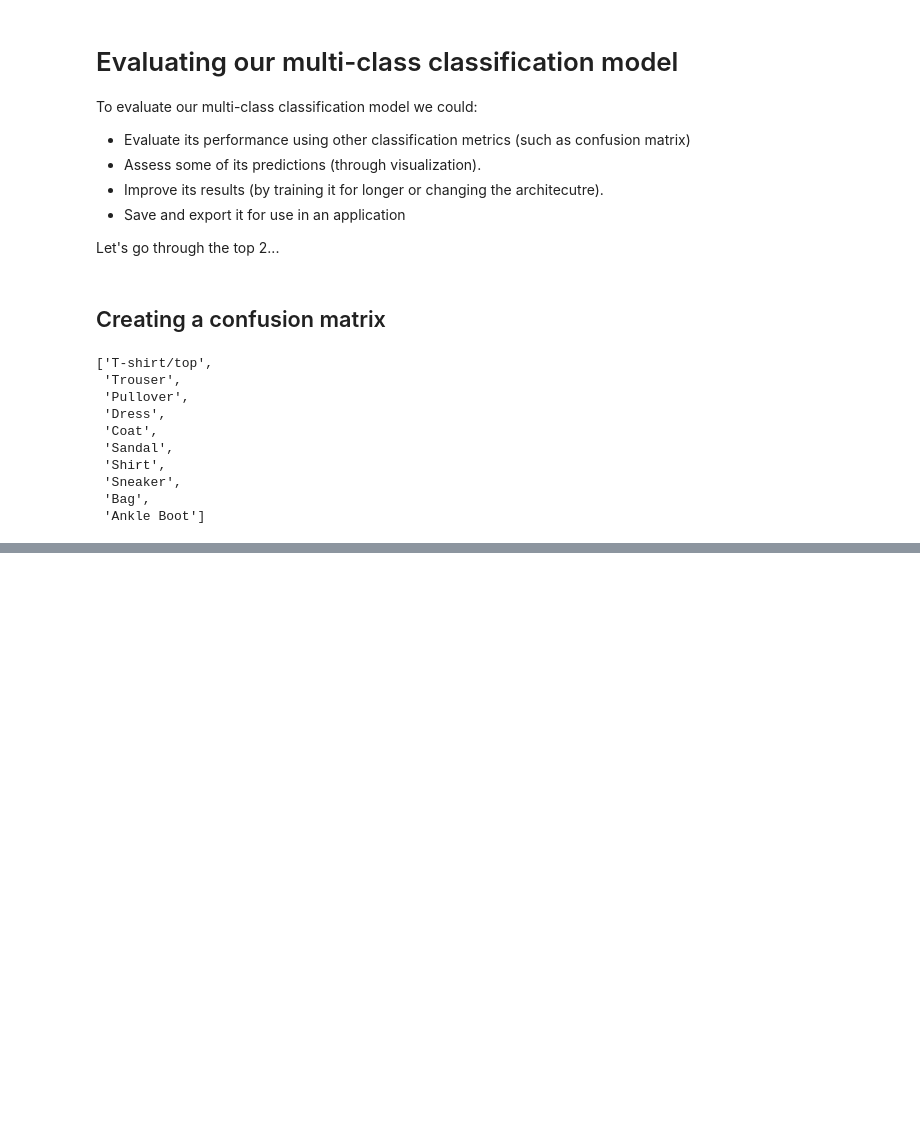
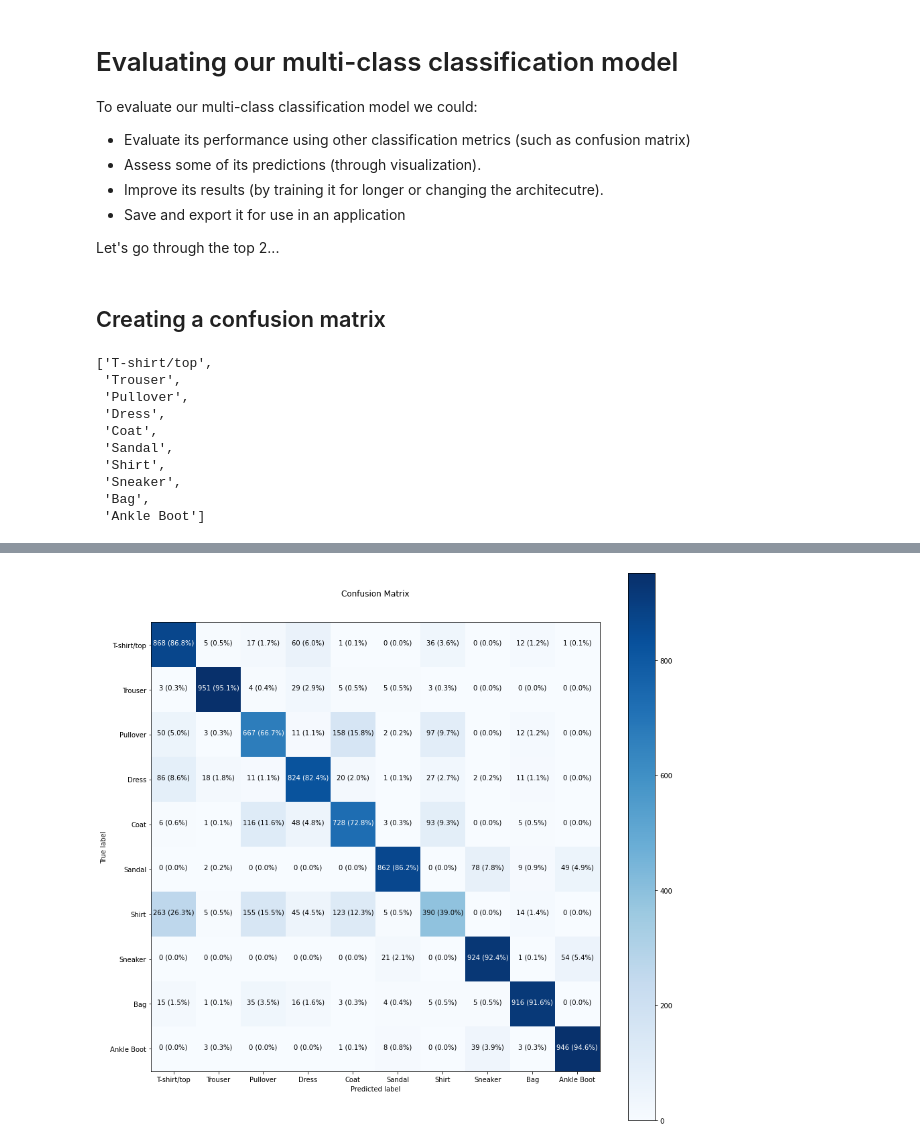
Before and after one commit to amul-dhungel/Tensorflow_ChickenSoup, a Jupyter notebook: Neural_Network_of_Multi_label_classification_with_Tensorflow.ipynb, the cells around one changed output, grey strips where cells are left out. Cells and saved outputs as stored; diff of their text form; code cells hidden in the pictures; blank space fills up the shorter version.

```diff
--- a/Neural_Network_of_Multi_label_classification_with_Tensorflow.ipynb
+++ b/Neural_Network_of_Multi_label_classification_with_Tensorflow.ipynb
@@ -469,0 +492,9 @@ array([5, 5, 5, 5, 5, 5, 5, 5, 5, 5])
+# %%
+# Make a prettier confusion matrix
+make_confusion_matrix(y_true=test_labels,
+                      y_pred=y_preds,
+                      classes=class_name,
+                      figsize=(15,15),
+                      text_size = 10)
+# %% [output]
+[figure, added]
```
Also changed, not shown: parts of 12 cells of this notebook.
